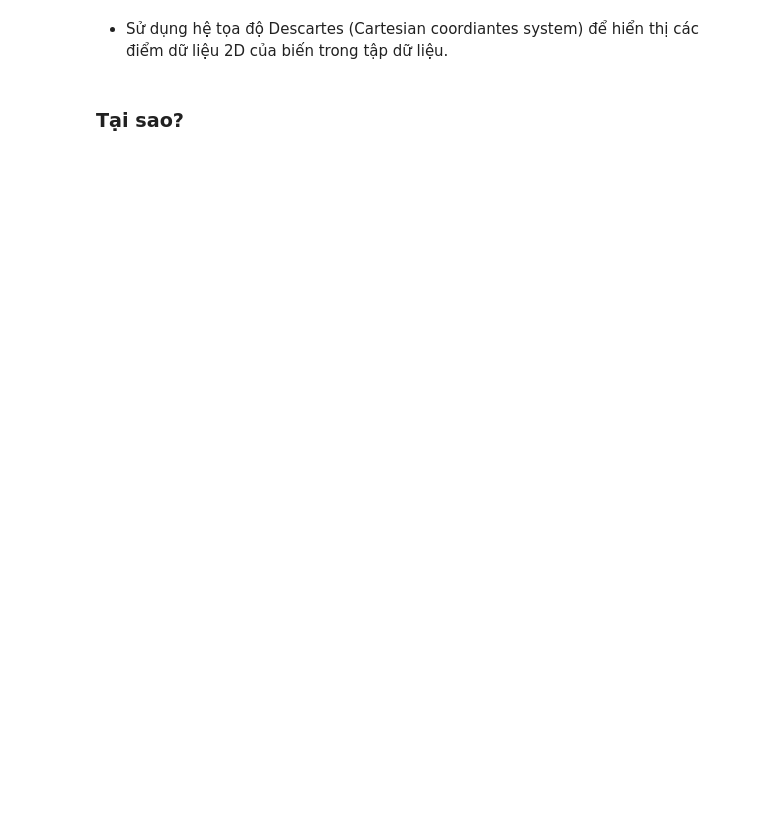
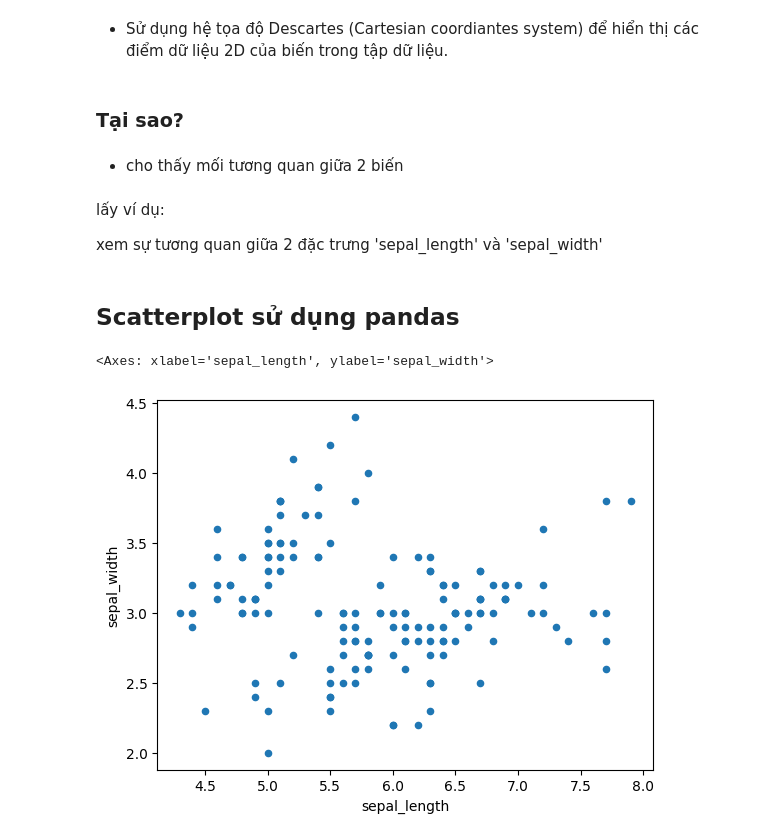
Before and after one commit to chauhaidang1307/SGU25-Basic-ML, a Jupyter notebook: ws/buoi2/demo-code/IrisClassification.ipynb, the cells around one changed output. Drawn from its saved outputs; the diff is of its cells as text; code cells hidden in the pictures; blank space fills up the shorter version.

```diff
--- a/ws/buoi2/demo-code/IrisClassification.ipynb
+++ b/ws/buoi2/demo-code/IrisClassification.ipynb
@@ -168,4 +168,17 @@ sns.countplot(x = iris['species']);
 # %% [markdown]
 - Sử dụng hệ tọa độ Descartes (Cartesian coordiantes system) để hiển thị các điểm dữ liệu 2D của biến trong tập dữ liệu.
-# %% [markdown]
-### Tại sao?
+# %% [markdown]
+### Tại sao?
+# %% [markdown]
+- cho thấy mối tương quan giữa 2 biến
+# %% [markdown]
+lấy ví dụ:
+
+xem sự tương quan giữa 2 đặc trưng 'sepal_length' và 'sepal_width'
+# %% [markdown]
+## Scatterplot sử dụng pandas
+# %%
+iris.plot.scatter('sepal_length','sepal_width')
+# %% [output]
+<Axes: xlabel='sepal_length', ylabel='sepal_width'>
+[figure, added]
```
Also changed, not shown: parts of 10 cells of this notebook.
